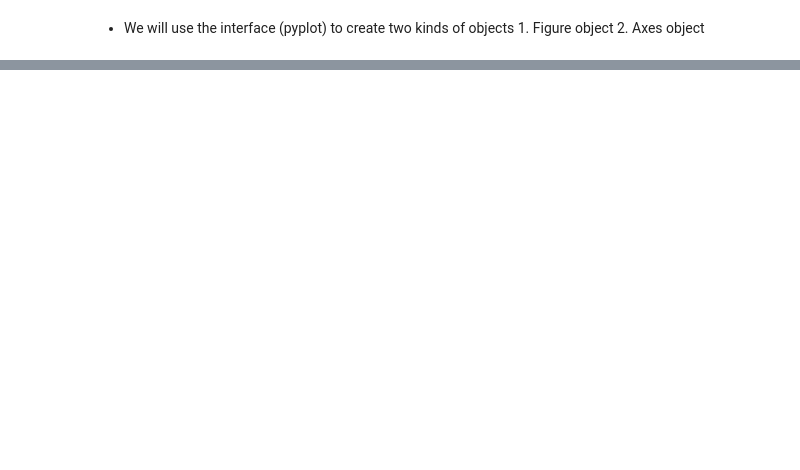
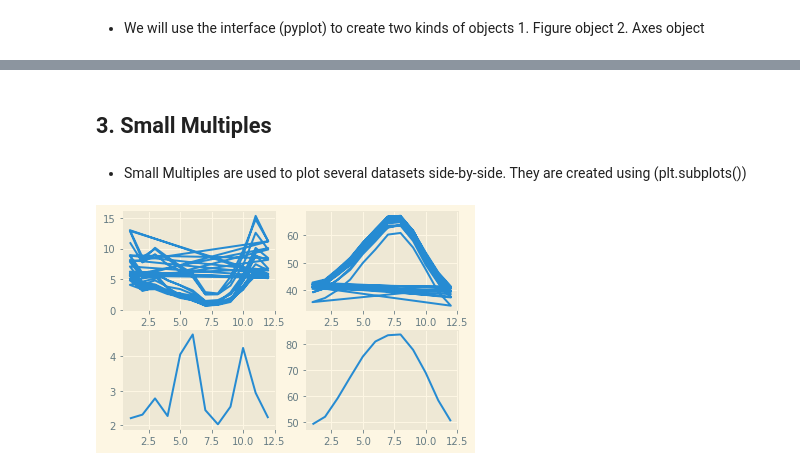
Before and after one commit to Abdelrahman-rashed/Data_science, a Jupyter notebook: 2_libraries/1_Matplotlib/MatplotlibNotebook.ipynb, the cells around one changed output, grey strips where cells are left out. Cells and saved outputs as stored; diff of their text form; code cells hidden in the pictures; blank space fills up the shorter version.

```diff
--- a/2_libraries/1_Matplotlib/MatplotlibNotebook.ipynb
+++ b/2_libraries/1_Matplotlib/MatplotlibNotebook.ipynb
@@ -19,0 +52,19 @@ plt.show()
+# %% [markdown]
+## 3. Small Multiples
+# %% [markdown]
+- Small Multiples are used to plot several datasets side-by-side. They are created using (plt.subplots())
+# %%
+#Creating the figure
+fig, ax = plt.subplots(2,2)
+
+ax[0][0].plot(seattle_weather['DATE'], seattle_weather['MLY-PRCP-NORMAL'])
+ax[0][1].plot(seattle_weather['DATE'], seattle_weather['MLY-TAVG-NORMAL'])
+
+# In the bottom left (1, 0) plot month and Austin precipitations
+ax[1,0].plot(austin_weather['DATE'], austin_weather['MLY-PRCP-NORMAL'])
+
+# In the bottom right (1, 1) plot month and Austin temperatures
+ax[1,1].plot(austin_weather['DATE'], austin_weather['MLY-TAVG-NORMAL'])
+plt.show()
+# %% [output]
+[figure, added]
```
Also changed, not shown: parts of 77 cells of this notebook, 2 other files.
